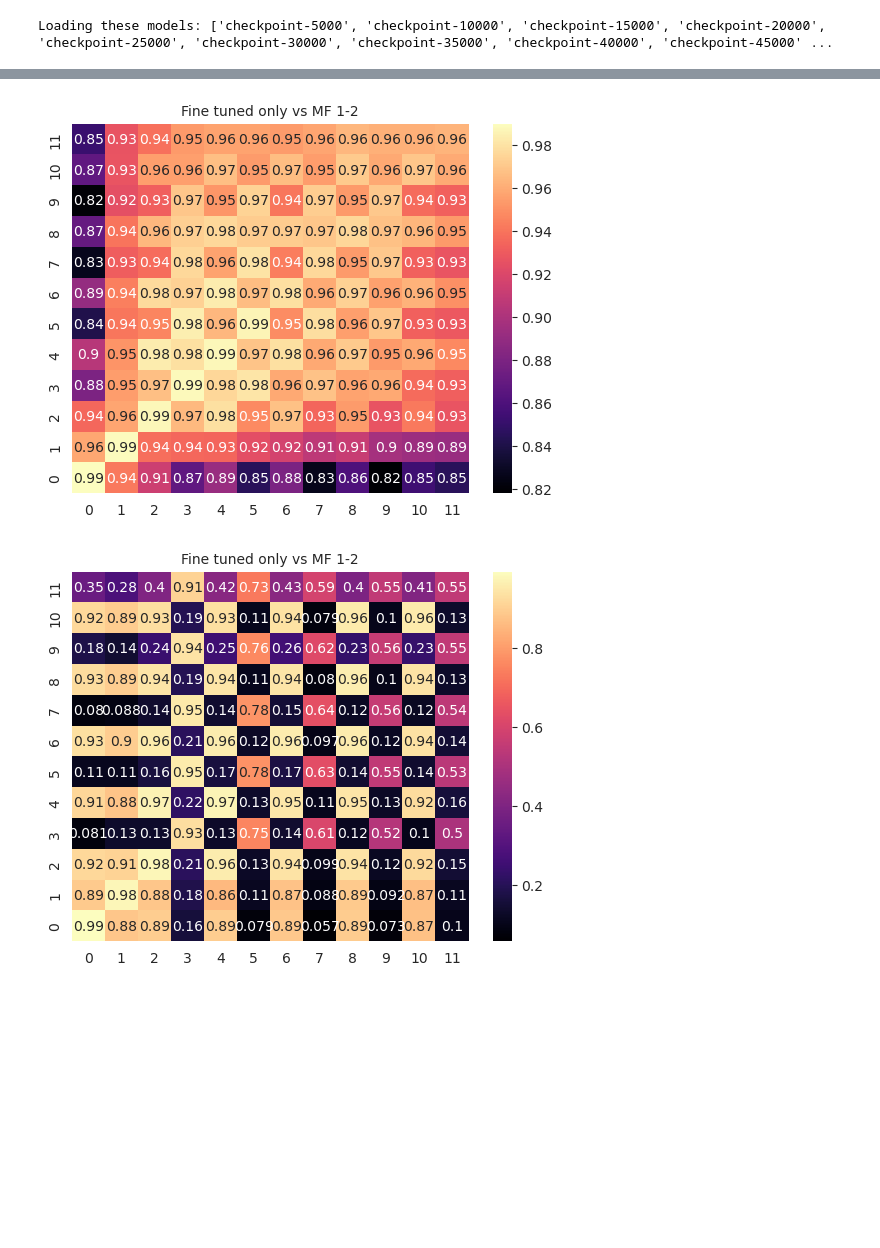
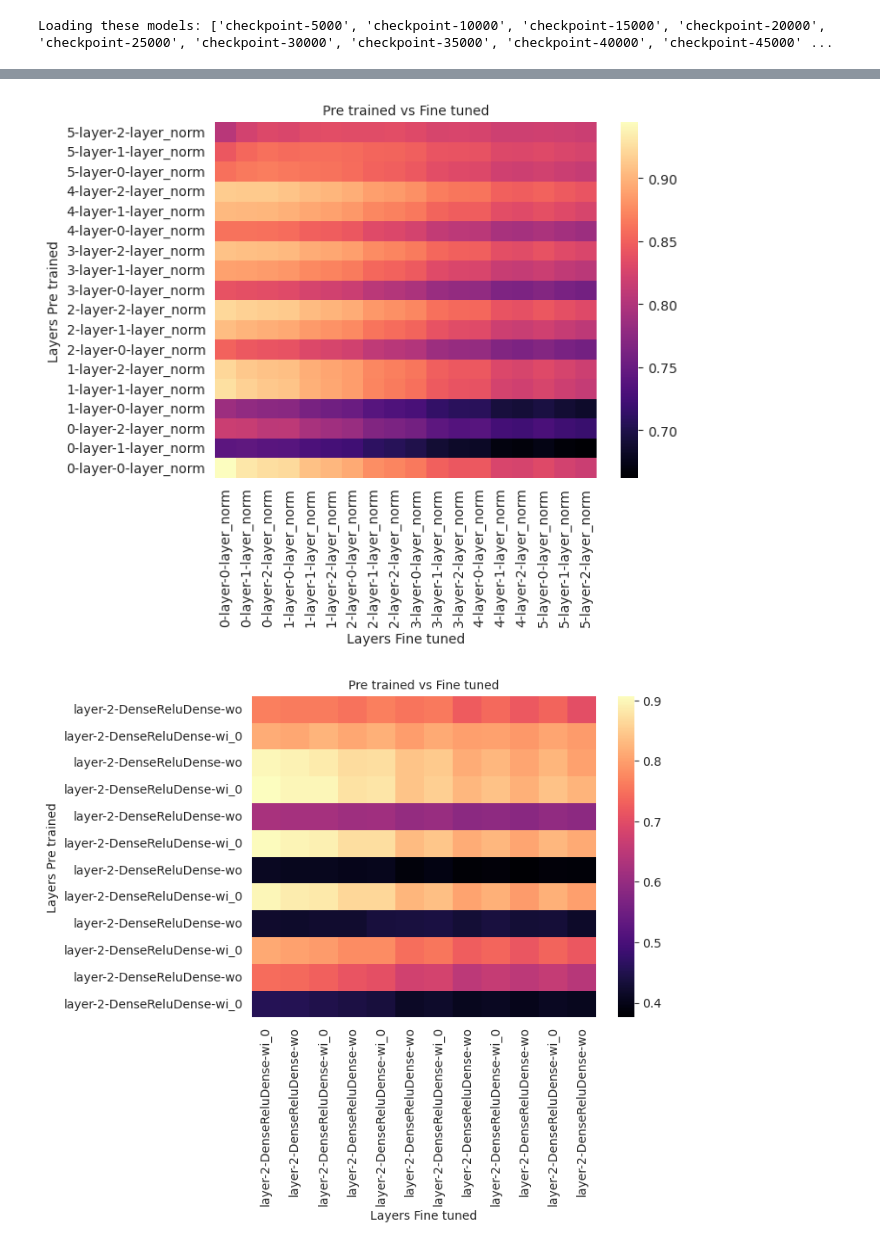
Before and after one commit to nikodallanoce/ContinualMachineTranslation, a Jupyter notebook: CKA.ipynb, the cells around one changed output, grey strips where cells are left out. Drawn from its saved outputs; the diff is of its cells as text; code cells hidden in the pictures; blank space fills up the shorter version.

```diff
--- a/CKA.ipynb
+++ b/CKA.ipynb
@@ -160,19 +421,22 @@ Loading cached processed dataset at /data/n.dallanoce/cc_en_fr/yhavinga___ccmatr
 # %%
-layers_norm = [f"model.encoder.layers.{i}.self_attn_layer_norm" for i in range(6)] + [
-    f"model.encoder.layers.{i}.final_layer_norm" for i in range(6)]
-layers_fc = [f"model.encoder.layers.{i}.fc1" for i in range(6)] + [f"model.encoder.layers.{i}.fc2" for i in range(6)]
+num_layers = 6
+layers_norm_enc = [f"encoder.block.{i}.layer.0.layer_norm" for i in range(num_layers)] + [
+    f"encoder.block.{i}.layer.1.layer_norm" for i in range(num_layers)]
+layers_fc_enc = [f"encoder.block.{i}.layer.1.DenseReluDense.wi_0" for i in range(num_layers)] + [
+    f"encoder.block.{i}.layer.1.DenseReluDense.wo" for i in range(num_layers)] #+ [f"encoder.block.{i}.layer.1.DenseReluDense.wi_1" for i in range(num_layers)]
+layers_norm_dec = [f"decoder.block.{i}.layer.0.layer_norm" for i in range(num_layers)] + [
+    f"decoder.block.{i}.layer.1.layer_norm" for i in range(num_layers)] + [f"decoder.block.{i}.layer.2.layer_norm" for i in range(num_layers)]
+layers_fc_dec = [f"decoder.block.{i}.layer.2.DenseReluDense.wi_0" for i in range(num_layers)] + [
+    f"decoder.block.{i}.layer.2.DenseReluDense.wo" for i in range(num_layers)]
 #layers = [f"model.encoder.layers.{i}.self_attn.out_proj" for i in range(6)]
-for l_t in [layers_norm, layers_fc]:
+for l_t in [layers_norm_dec, layers_fc_dec]:
     with ClearCache():
         with torch.no_grad():
-            cka = paper_cka.CKA(last_ft_model, mf1_2_model, "Fine tuned only", "MF 1-2", model1_layers = l_t,
-            model2_layers = l_t, device = "cuda:0")
+            cka = paper_cka.CKA(mt6_mf1, mt6_rnd, "Pre trained", "Fine tuned", model1_layers=l_t,
+                                model2_layers=l_t, device="cuda:0")
             cka.compare(dataloader_val, debiased=True)
             #print(cka.sanity_check())
-            cka.plot_results()
-#print(cka.model1_info['Layers'])
-#print(cka.export()["CKA"])
-#print(m1_model)
+            cka.plot_results(show_ticks_labels=True, short_tick_labels_splits=4, show_annotations=False)
 # %% [output]
-[figure, old version]
+[figure, new version]
-[figure, old version]
+[figure, new version]
```
Also changed, not shown: parts of 21 cells of this notebook, 11 other files.
